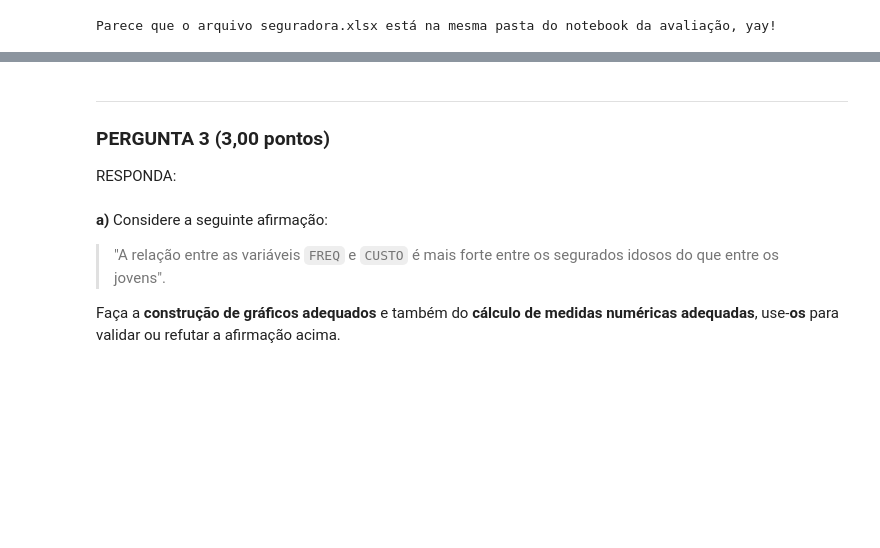
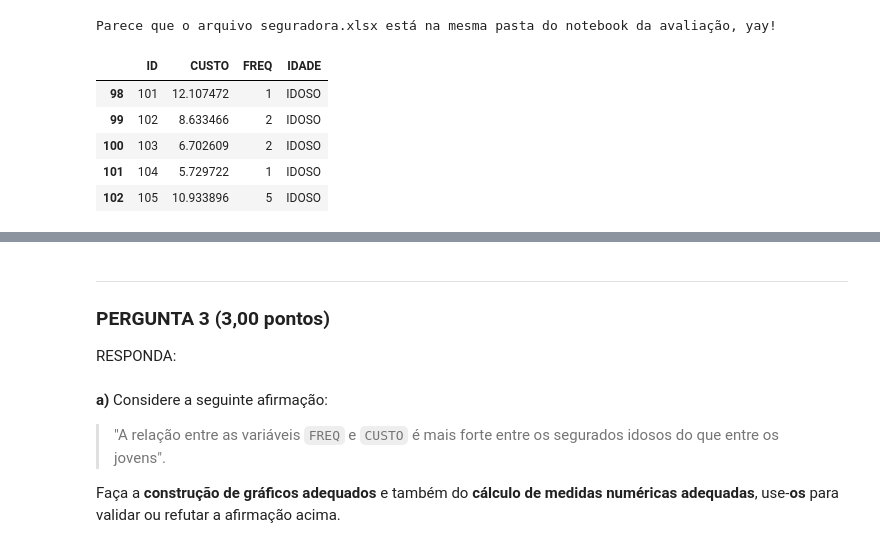
Before and after one commit to RaphaCBa9/cdados_2023_1, a Jupyter notebook: provas_anteriores/PI20222/Gabarito 2.0.ipynb, the cells around one changed output, grey strips where cells are left out. Saved outputs shown, nothing was run; the diff lists cells and outputs as text; code cells hidden in the pictures; blank space fills up the shorter version.

```diff
--- a/provas_anteriores/PI20222/Gabarito 2.0.ipynb
+++ b/provas_anteriores/PI20222/Gabarito 2.0.ipynb
@@ -333,7 +337,15 @@ df = pd.read_excel(filename)
 # %%
 # Visualizando as primeiras linhas do dataframe
 df.head(10)
 filtra_idoso = df.IDADE == 'IDOSO'
 idosos = df.loc[filtra_idoso,:]
 filtra_jovem = df.IDADE == "JOVEM"
 jovens = df.loc[filtra_jovem,:]
+idosos.head()
+# %% [output]
+|  | ID | CUSTO | FREQ | IDADE |
+| 98 | 101 | 12.107472 | 1 | IDOSO |
+| 99 | 102 | 8.633466 | 2 | IDOSO |
+| 100 | 103 | 6.702609 | 2 | IDOSO |
+| 101 | 104 | 5.729722 | 1 | IDOSO |
+| 102 | 105 | 10.933896 | 5 | IDOSO |
```
Also changed, not shown: parts of 9 cells of this notebook.
